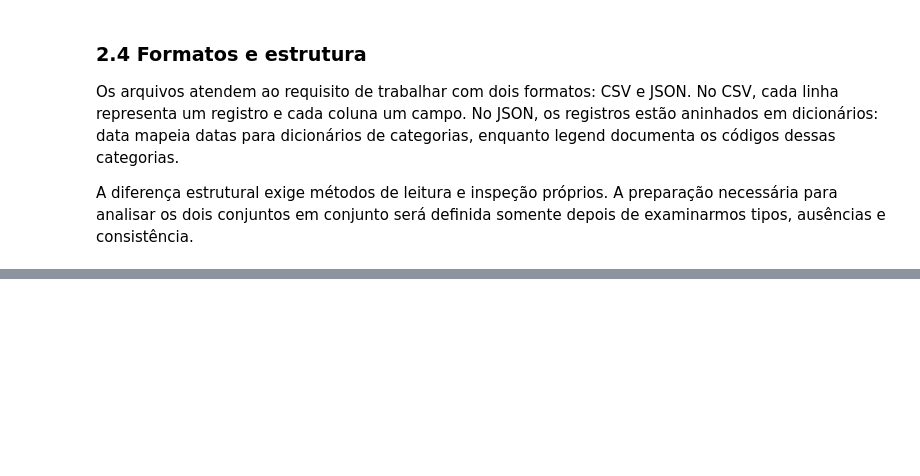
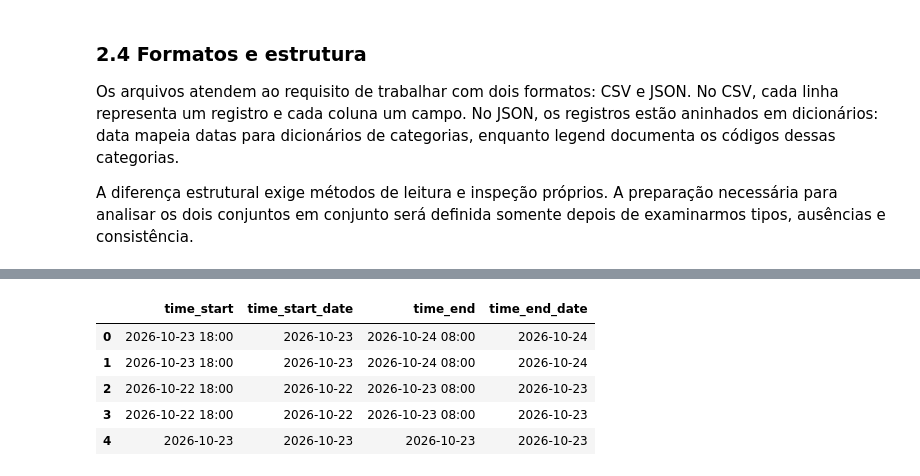
Before and after one commit to TW1ST3RX10/Russo-Ukrainian_War-DC, a Jupyter notebook: notebooks/Analise_Exploratoria.ipynb, the cells around one changed output, grey strips where cells are left out. Saved outputs shown, nothing was run; the diff lists cells and outputs as text; code cells hidden in the pictures; blank space fills up the shorter version.

```diff
--- a/notebooks/Analise_Exploratoria.ipynb
+++ b/notebooks/Analise_Exploratoria.ipynb
@@ -200,0 +318,21 @@ A diferença estrutural exige métodos de leitura e inspeção próprios. A prep
+# %%
+# Verifica as datas do CSV usando apenas a parte AAAA-MM-DD.
+# Isso aceita registros que têm somente a data e registros que também têm horário.
+for column in ["time_start", "time_end"]:
+    date_part = df_attacks[column].astype("string").str.slice(0, 10)
+    parsed_dates = pd.to_datetime(
+        date_part,
+        format="%Y-%m-%d",
+        errors="coerce"
+    )
+    has_time = df_attacks[column].astype("string").str.contains(
+        r"\d{1,2}:\d{2}$",
+        regex=True,
+        na=False
+    )
+    print(
+        column,
+        "| datas inválidas:", int(parsed_dates.isna().sum()),
+        "| com horário:", int(has_time.sum()),
+        "| somente data:", int((~has_time).sum())
+    )
@@ -200,0 +382,25 @@ A diferença estrutural exige métodos de leitura e inspeção próprios. A prep
+# %%
+# Cria uma cópia de trabalho para manter o DataFrame carregado sem alterações.
+df_attacks_prepared = df_attacks.copy()
+
+# Extrai a parte AAAA-MM-DD e converte para tipo temporal.
+# Os campos textuais originais, com ou sem horário, continuam preservados.
+for column in ["time_start", "time_end"]:
+    date_part = df_attacks_prepared[column].astype("string").str.slice(0, 10)
+    df_attacks_prepared[f"{column}_date"] = pd.to_datetime(
+        date_part,
+        format="%Y-%m-%d",
+        errors="coerce"
+    )
+
+# Exibe as colunas originais e as novas colunas temporais.
+df_attacks_prepared[
+    ["time_start", "time_start_date", "time_end", "time_end_date"]
+].head()
+# %% [output]
+|  | time_start | time_start_date | time_end | time_end_date |
+| 0 | 2026-10-23 18:00 | 2026-10-23 | 2026-10-24 08:00 | 2026-10-24 |
+| 1 | 2026-10-23 18:00 | 2026-10-23 | 2026-10-24 08:00 | 2026-10-24 |
+| 2 | 2026-10-22 18:00 | 2026-10-22 | 2026-10-23 08:00 | 2026-10-23 |
+| 3 | 2026-10-22 18:00 | 2026-10-22 | 2026-10-23 08:00 | 2026-10-23 |
+| 4 | 2026-10-23 | 2026-10-23 | 2026-10-23 | 2026-10-23 |
```
Also changed, not shown: parts of 27 cells of this notebook.
